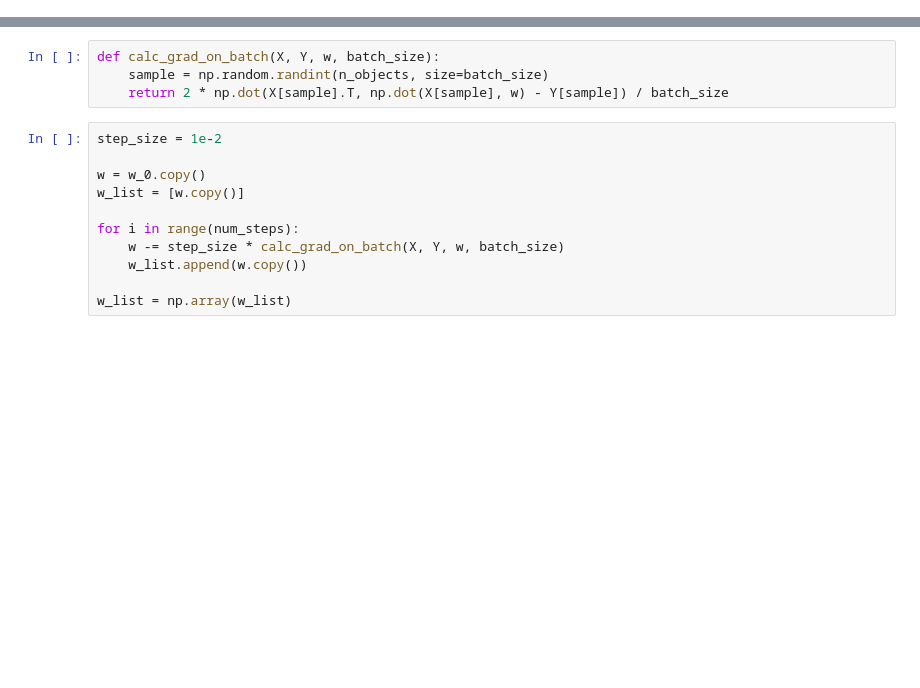
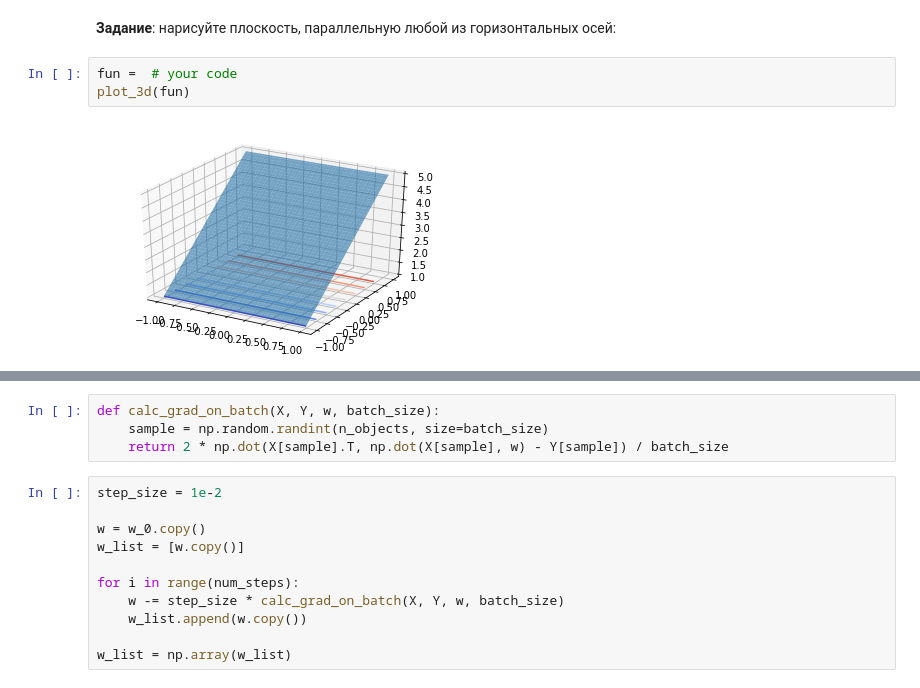
Before and after one commit to Vasyka/intro-ml-bi, a Jupyter notebook: week04/sem04_gradient.ipynb, the cells around one changed output, grey strips where cells are left out. Cells and saved outputs as stored; diff of their text form; blank space fills up the shorter version.

```diff
--- a/week04/sem04_gradient.ipynb
+++ b/week04/sem04_gradient.ipynb
@@ -247,0 +80,7 @@ We now visualize the trajectories of stochastic gradient descent, repeating the
+# %% [markdown]
+**Задание**: нарисуйте плоскость, параллельную любой из горизонтальных осей:
+# %%
+fun =  # your code
+plot_3d(fun)
+# %% [output]
+[figure, added]
```
Also changed, not shown: parts of 113 cells of this notebook.
